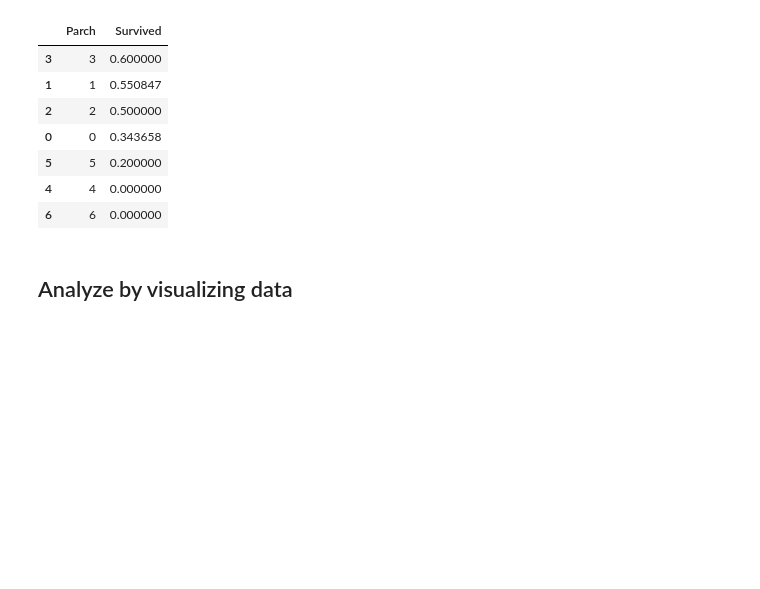
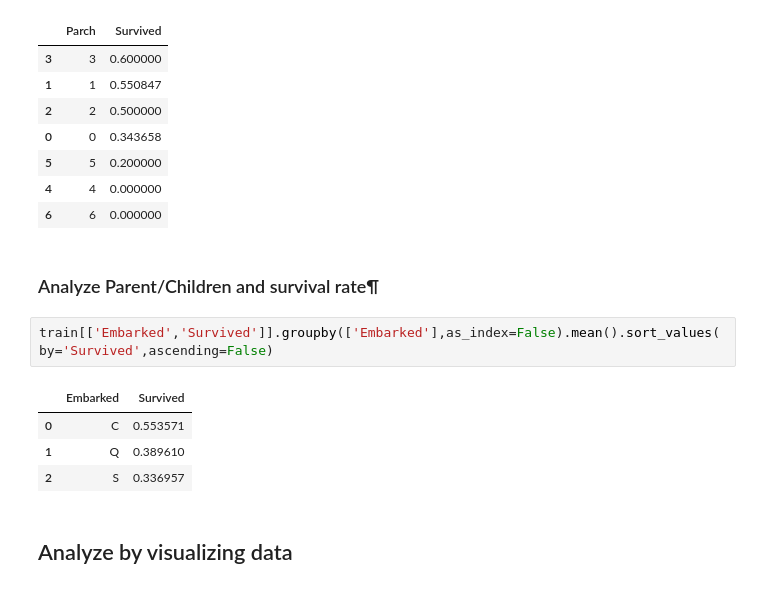
Before and after one commit to chikoungoun/Machine-Learning, a Jupyter notebook: Kaggle/Titanic/Titanic.ipynb, the cells around one changed output. Cells and saved outputs as stored; diff of their text form; blank space fills up the shorter version.

```diff
--- a/Kaggle/Titanic/Titanic.ipynb
+++ b/Kaggle/Titanic/Titanic.ipynb
@@ -163,6 +163,15 @@ train[['Parch','Survived']].groupby(['Parch'],as_index=False).mean().sort_values
 | 5 | 5 | 0.200000 |
 | 4 | 4 | 0.000000 |
 | 6 | 6 | 0.000000 |
+# %% [markdown]
+### Analyze Parent/Children and survival rate¶
+# %%
+train[['Embarked','Survived']].groupby(['Embarked'],as_index=False).mean().sort_values(by='Survived',ascending=False)
+# %% [output]
+|  | Embarked | Survived |
+| 0 | C | 0.553571 |
+| 1 | Q | 0.389610 |
+| 2 | S | 0.336957 |
 # %% [markdown]
 ## Analyze by visualizing data
 # %% [markdown]
```
Also changed, not shown: parts of 3 cells of this notebook.
